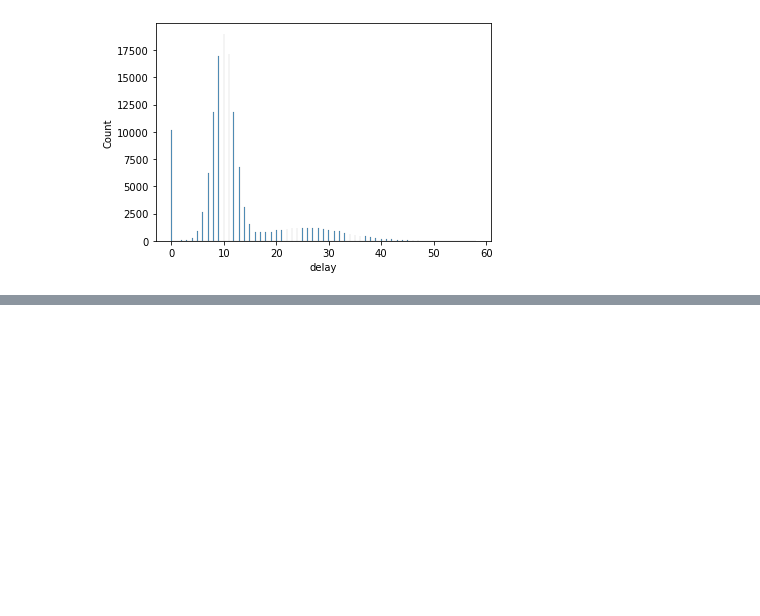
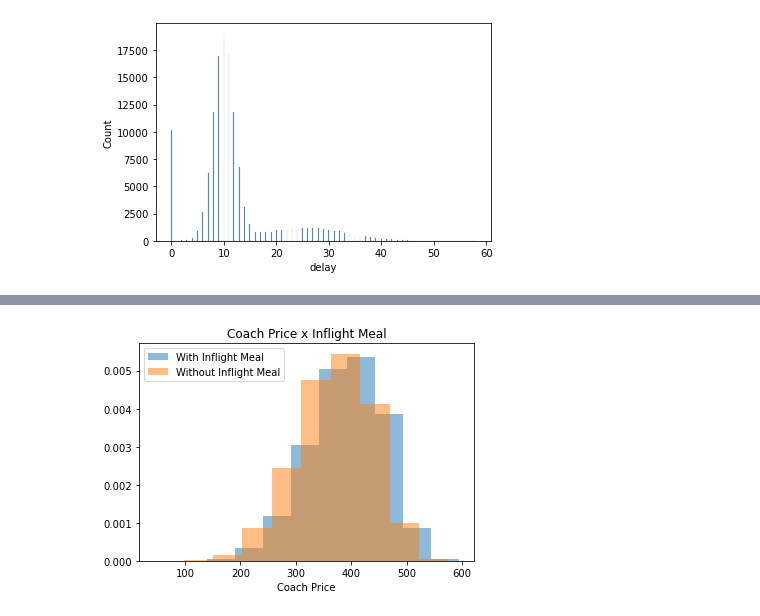
Before and after one commit to cacaprog/Exercises, a Jupyter notebook: Airline Analysis/MC_Airline_Analysis.ipynb, the cells around one changed output, grey strips where cells are left out. Cells and saved outputs as stored; diff of their text form; code cells hidden in the pictures; blank space fills up the shorter version.

```diff
--- a/Airline Analysis/MC_Airline_Analysis.ipynb
+++ b/Airline Analysis/MC_Airline_Analysis.ipynb
@@ -70,0 +98,10 @@ plt.show()
+# %%
+plt.clf()
+plt.hist(flights.coach_price[flights.inflight_meal == "Yes"], label="With Inflight Meal", density=True, alpha=0.5)
+plt.hist(flights.coach_price[flights.inflight_meal == "No"], label="Without Inflight Meal", density=True, alpha=0.5)
+plt.xlabel("Coach Price")
+plt.title("Coach Price x Inflight Meal")
+plt.legend()
+plt.show()
+# %% [output]
+[figure, added]
```
Also changed, not shown: parts of 8 cells of this notebook, 1 other file.
